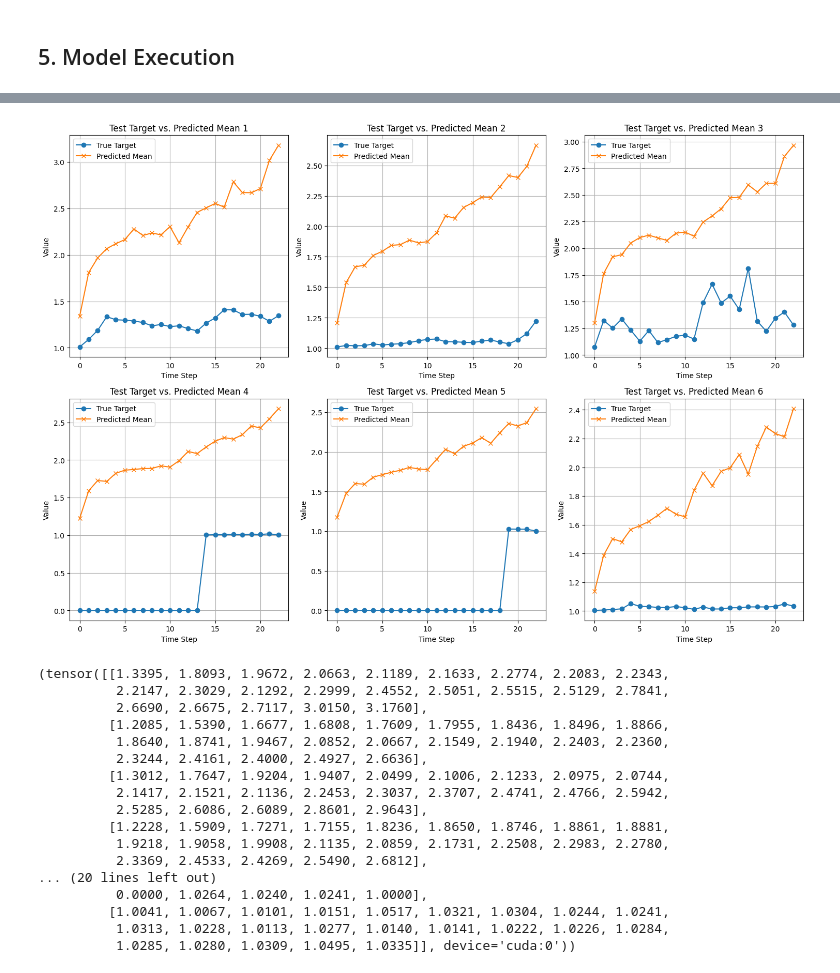
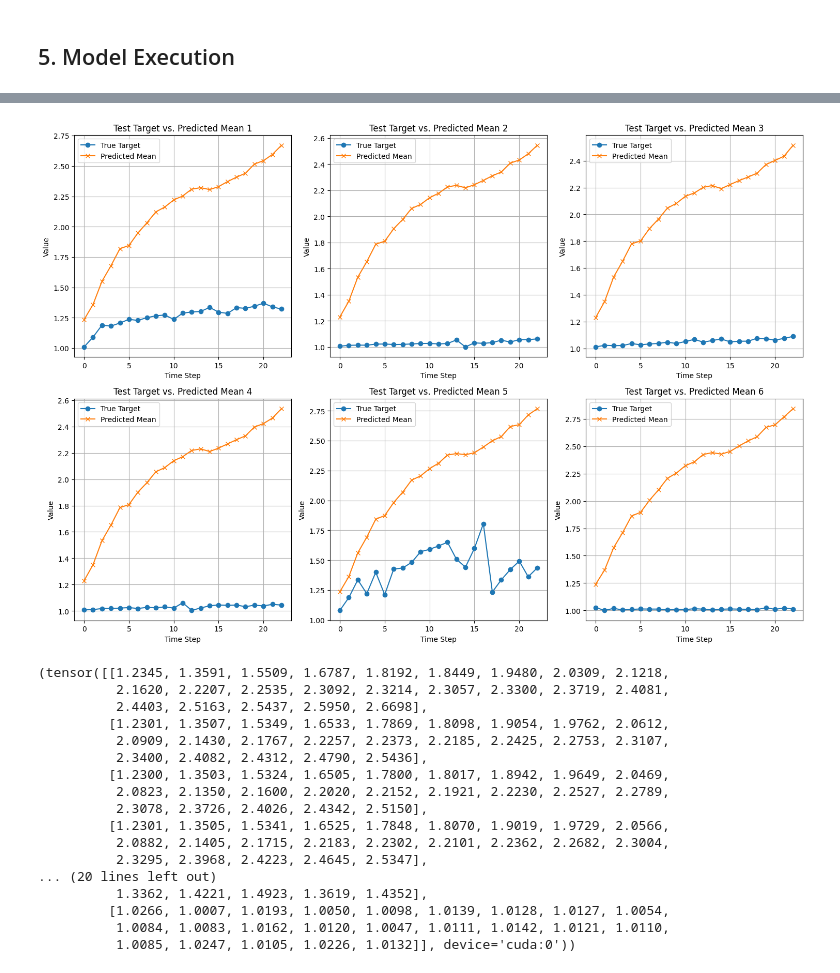
Before and after one commit to Bincowsky/Bonkis-Jake, a Jupyter notebook: notebooks/gnn.ipynb, the cells around one changed output, grey strips where cells are left out. Cells and saved outputs as stored; diff of their text form; code cells hidden in the pictures.

```diff
--- a/notebooks/gnn.ipynb
+++ b/notebooks/gnn.ipynb
@@ -374,7 +390,7 @@ TimeSeriesGNN(
 ## 4.Train-Test masking for validation
 # %%
 node_list = list(G.nodes())
-test_nodes = [0, 5, 10, 50, 47, 48]
+test_nodes = [3, 5, 20, 2000, 47, 0]
 
 # Create boolean masks for training and testing nodes
 test_mask = torch.tensor([cnl in test_nodes for cnl in node_list], dtype=torch.bool)
@@ -437,4 +452,0 @@ plot_test_targets(test_ts_data, num_plots=6)
-# %%
-for i in range(50):
-    ts_data = G.nodes[i]['ts_data']
-    print(f"Node {i}: {ts_data}")
@@ -552,13 +546,15 @@ def train(model, data, epochs=100, patience=10, log_frequency=10, lr=0.001):
 # (Re)Initialize the model
 model = TimeSeriesGNN(
     in_channels=data.x.size(1),
-    hidden_channels=8,
+    hidden_channels=64,
     forecast_steps=FORECAST_STEPS,  # Predicting 23 target values
-    num_edge_types=4
+    num_edge_types=5
 ).to(device)
 
 # Train the model
 trained_model = train(model, data, epochs=200, patience=100, log_frequency=10, lr=0.01)
 
 trained_model = train(model, data, epochs=200, patience=100, log_frequency=10, lr=0.001)
+
+trained_model = train(model, data, epochs=1000, patience=500, log_frequency=100, lr=0.0001)
 # %% [output]
@@ -581,0 +578,2 @@ Epoch 190, Train Loss: 0.5470, Val Loss: 0.1492
+# %%
+trained_model = train(trained_model, data, epochs=20000, patience=1000, log_frequency=100, lr=0.00001)
@@ -582,6 +593,6 @@ Epoch 190, Train Loss: 0.5470, Val Loss: 0.1492
 # %%
 # Test the model
-test_means_denorm, test_targets_denorm = test(model, data, y_scaler, y_all)
+test_means_denorm, test_targets_denorm = test(trained_model, data, y_scaler, y_all)
 # Call the function to plot the first 9 test trajectories
 plot_test_predictions(test_targets_denorm, test_means_denorm, num_plots=6)
 
@@ -591,18 +602,18 @@ Test Loss: 0.9785
-[figure, old version]
+[figure, new version]
-(tensor([[1.3395, 1.8093, 1.9672, 2.0663, 2.1189, 2.1633, 2.2774, 2.2083, 2.2343,
-          2.2147, 2.3029, 2.1292, 2.2999, 2.4552, 2.5051, 2.5515, 2.5129, 2.7841,
-          2.6690, 2.6675, 2.7117, 3.0150, 3.1760],
-         [1.2085, 1.5390, 1.6677, 1.6808, 1.7609, 1.7955, 1.8436, 1.8496, 1.8866,
-          1.8640, 1.8741, 1.9467, 2.0852, 2.0667, 2.1549, 2.1940, 2.2403, 2.2360,
-          2.3244, 2.4161, 2.4000, 2.4927, 2.6636],
-         [1.3012, 1.7647, 1.9204, 1.9407, 2.0499, 2.1006, 2.1233, 2.0975, 2.0744,
-          2.1417, 2.1521, 2.1136, 2.2453, 2.3037, 2.3707, 2.4741, 2.4766, 2.5942,
-          2.5285, 2.6086, 2.6089, 2.8601, 2.9643],
-         [1.2228, 1.5909, 1.7271, 1.7155, 1.8236, 1.8650, 1.8746, 1.8861, 1.8881,
-          1.9218, 1.9058, 1.9908, 2.1135, 2.0859, 2.1731, 2.2508, 2.2983, 2.2780,
-          2.3369, 2.4533, 2.4269, 2.5490, 2.6812],
+(tensor([[1.2345, 1.3591, 1.5509, 1.6787, 1.8192, 1.8449, 1.9480, 2.0309, 2.1218,
+          2.1620, 2.2207, 2.2535, 2.3092, 2.3214, 2.3057, 2.3300, 2.3719, 2.4081,
+          2.4403, 2.5163, 2.5437, 2.5950, 2.6698],
+         [1.2301, 1.3507, 1.5349, 1.6533, 1.7869, 1.8098, 1.9054, 1.9762, 2.0612,
+          2.0909, 2.1430, 2.1767, 2.2257, 2.2373, 2.2185, 2.2425, 2.2753, 2.3107,
+          2.3400, 2.4082, 2.4312, 2.4790, 2.5436],
+         [1.2300, 1.3503, 1.5324, 1.6505, 1.7800, 1.8017, 1.8942, 1.9649, 2.0469,
+          2.0823, 2.1350, 2.1600, 2.2020, 2.2152, 2.1921, 2.2230, 2.2527, 2.2789,
+          2.3078, 2.3726, 2.4026, 2.4342, 2.5150],
+         [1.2301, 1.3505, 1.5341, 1.6525, 1.7848, 1.8070, 1.9019, 1.9729, 2.0566,
+          2.0882, 2.1405, 2.1715, 2.2183, 2.2302, 2.2101, 2.2362, 2.2682, 2.3004,
+          2.3295, 2.3968, 2.4223, 2.4645, 2.5347],
 ... (20 lines left out)
-          0.0000, 1.0264, 1.0240, 1.0241, 1.0000],
-         [1.0041, 1.0067, 1.0101, 1.0151, 1.0517, 1.0321, 1.0304, 1.0244, 1.0241,
-          1.0313, 1.0228, 1.0113, 1.0277, 1.0140, 1.0141, 1.0222, 1.0226, 1.0284,
-          1.0285, 1.0280, 1.0309, 1.0495, 1.0335]], device='cuda:0'))
+          1.3362, 1.4221, 1.4923, 1.3619, 1.4352],
+         [1.0266, 1.0007, 1.0193, 1.0050, 1.0098, 1.0139, 1.0128, 1.0127, 1.0054,
+          1.0084, 1.0083, 1.0162, 1.0120, 1.0047, 1.0111, 1.0142, 1.0121, 1.0110,
+          1.0085, 1.0247, 1.0105, 1.0226, 1.0132]], device='cuda:0'))
```
Also changed, not shown: parts of 15 cells of this notebook, 2 other files.
